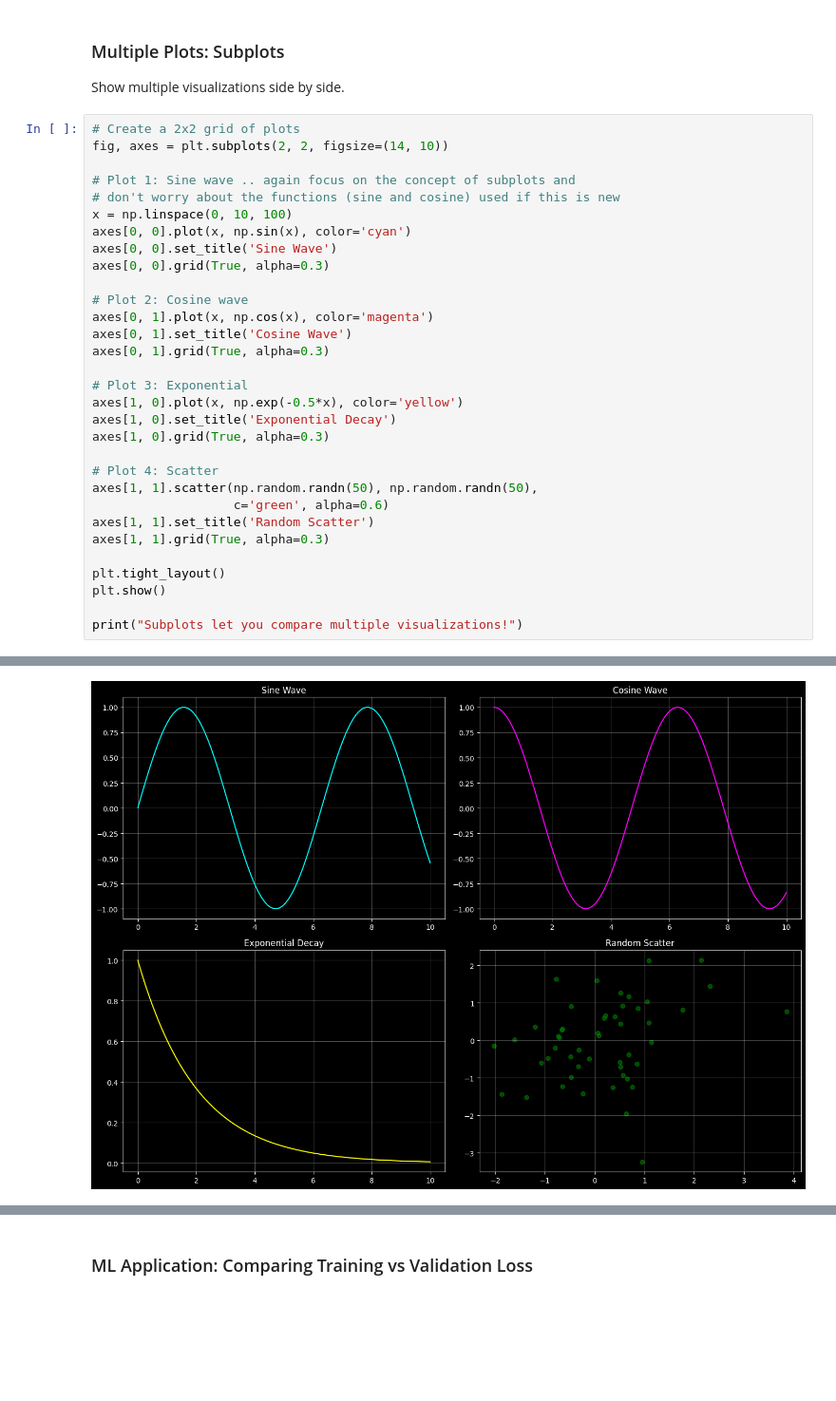
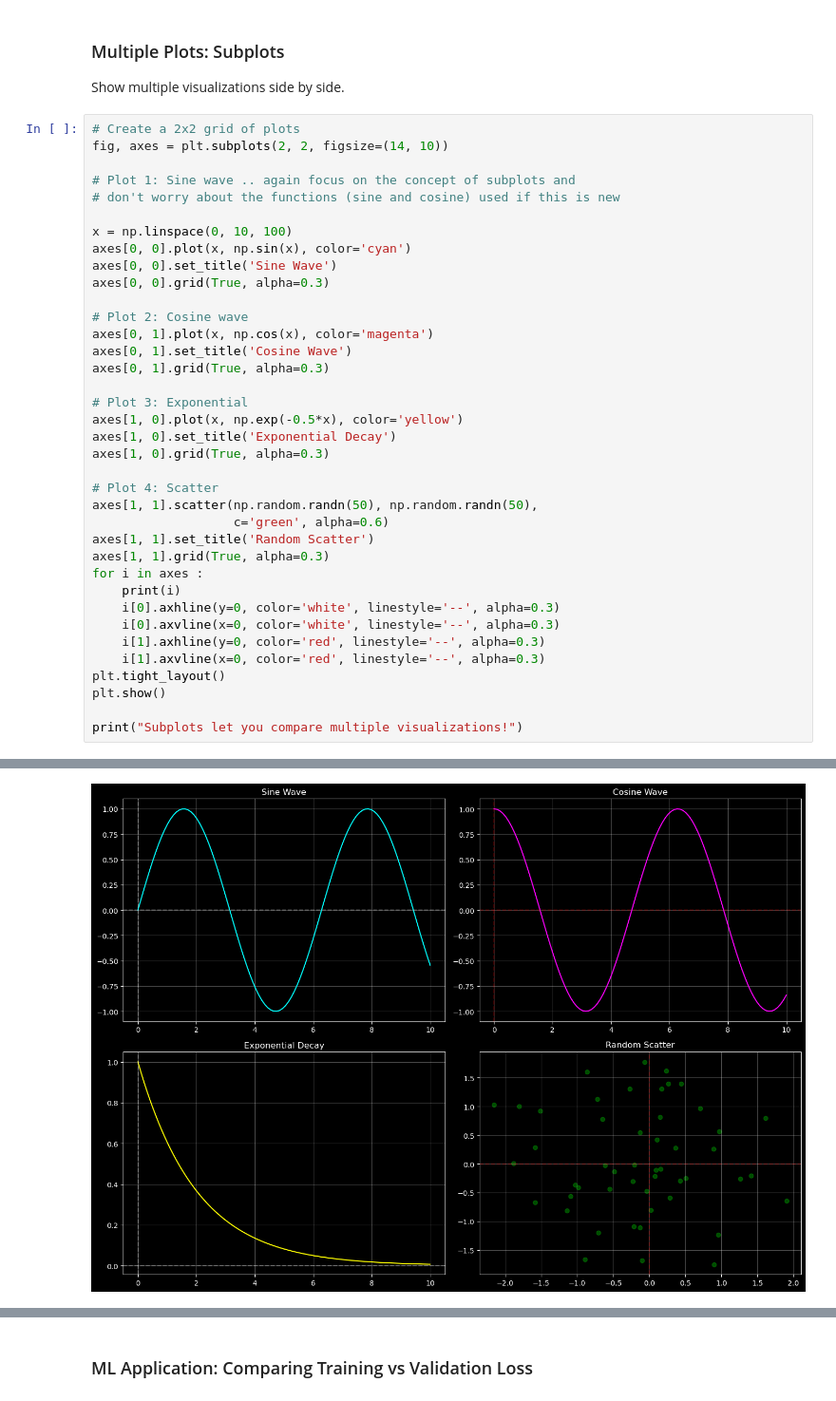
Before and after one commit to aboelmagd1/AlBdaya-AI-Labs, a Jupyter notebook: 02-Machine-Learning-Terms-and-Algorithms/week2_numpy_visualization_OOP.ipynb, the cells around one changed output, grey strips where cells are left out. Shown at 95% size. Cells and saved outputs as stored; diff of their text form; blank space fills up the shorter version.

```diff
--- a/02-Machine-Learning-Terms-and-Algorithms/week2_numpy_visualization_OOP.ipynb
+++ b/02-Machine-Learning-Terms-and-Algorithms/week2_numpy_visualization_OOP.ipynb
@@ -1449,6 +1503,7 @@ fig, axes = plt.subplots(2, 2, figsize=(14, 10))
 
 # Plot 1: Sine wave .. again focus on the concept of subplots and
 # don't worry about the functions (sine and cosine) used if this is new
+
 x = np.linspace(0, 10, 100)
 axes[0, 0].plot(x, np.sin(x), color='cyan')
 axes[0, 0].set_title('Sine Wave')
@@ -1469,7 +1524,12 @@ axes[1, 1].scatter(np.random.randn(50), np.random.randn(50),
                    c='green', alpha=0.6)
 axes[1, 1].set_title('Random Scatter')
 axes[1, 1].grid(True, alpha=0.3)
-
+for i in axes :
+    print(i)
+    i[0].axhline(y=0, color='white', linestyle='--', alpha=0.3)
+    i[0].axvline(x=0, color='white', linestyle='--', alpha=0.3)
+    i[1].axhline(y=0, color='red', linestyle='--', alpha=0.3)
+    i[1].axvline(x=0, color='red', linestyle='--', alpha=0.3)
 plt.tight_layout()
 plt.show()
 
@@ -1478 +1542 @@ print("Subplots let you compare multiple visualizations!")
-[figure, old version]
+[figure, new version]
```
Also changed, not shown: parts of 28 cells of this notebook, 1 other file.
